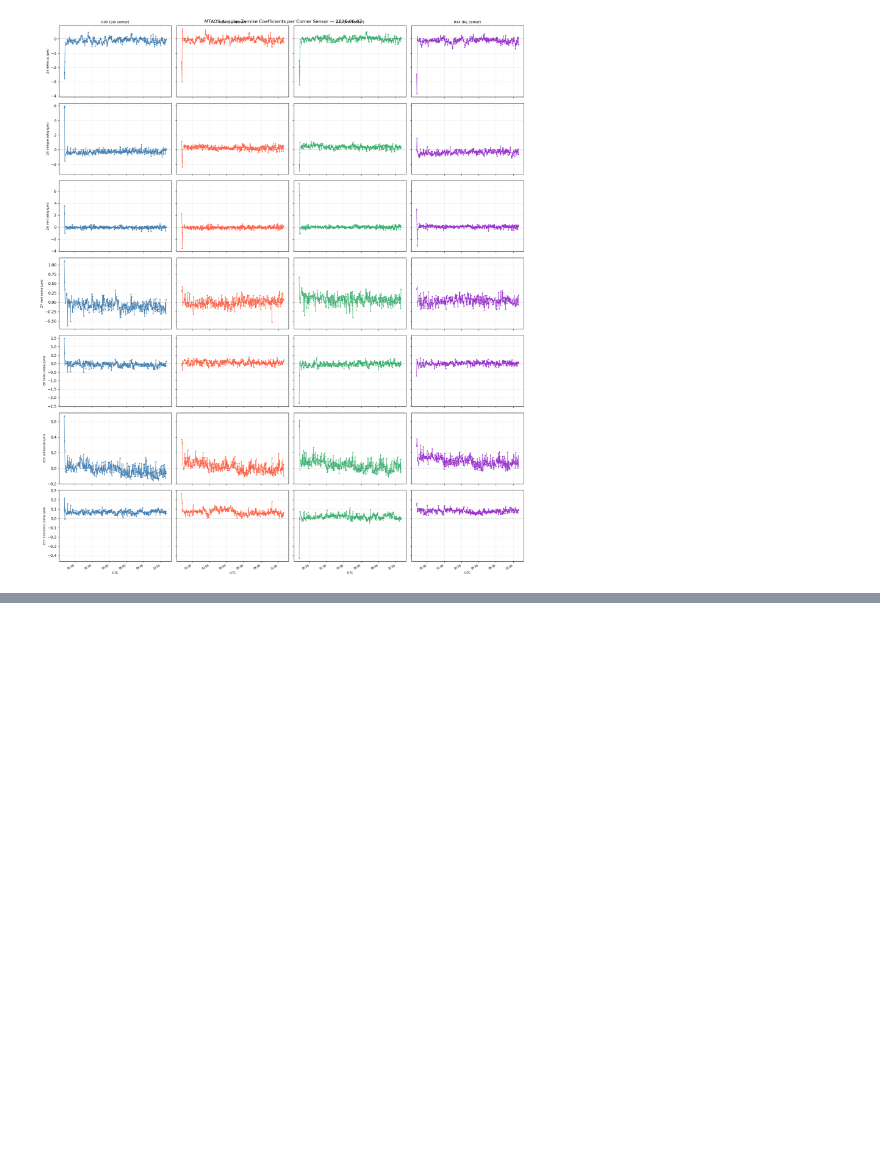
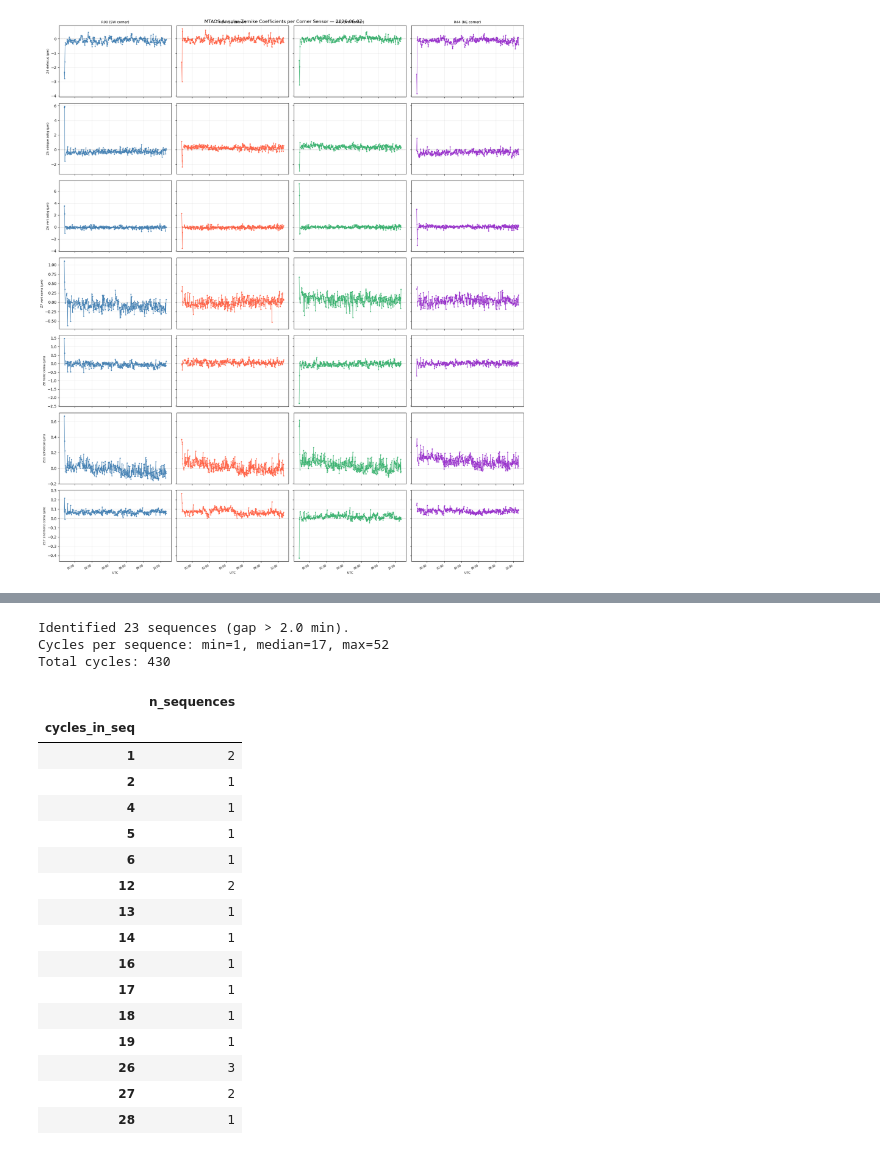
Before and after one commit to bstalder/notebooks, a Jupyter notebook: earlyoperations/optical_psf/MTAOS_WavefrontError_Zernikes.ipynb, the cells around one changed output, grey strips where cells are left out. Drawn from its saved outputs; the diff is of its cells as text; code cells hidden in the pictures; blank space fills up the shorter version.

```diff
--- a/earlyoperations/optical_psf/MTAOS_WavefrontError_Zernikes.ipynb
+++ b/earlyoperations/optical_psf/MTAOS_WavefrontError_Zernikes.ipynb
@@ -302,0 +311,66 @@ if not df_wfe.empty:
+# %%
+# Gap (minutes) above which we start a new sequence.
+# Typical AOS cycle period is ~1.5 min (median gap); gaps > 2 min indicate a
+# pause (slew, target change). The night's gap distribution clusters tightly at
+# 1.5-1.7 min with a tail above 2 min — at threshold 2.0 we get O(20) sequences.
+SEQUENCE_GAP_MIN = 2.0
+
+if df_wfe.empty:
+    print("No data to sequence.")
+else:
+    # Per-cycle timestamp = first sensor's timestamp for that visitId.
+    cycle_times = (
+        df_wfe.reset_index()
+        .groupby("visitId")["index"]
+        .min()
+        .sort_values()
+    )
+    dt_min = cycle_times.diff().dt.total_seconds().div(60.0)
+    seq_id = (dt_min.fillna(SEQUENCE_GAP_MIN + 1) > SEQUENCE_GAP_MIN).cumsum()
+    cycle_index = seq_id.groupby(seq_id).cumcount()
+
+    cycle_meta = pd.DataFrame({
+        "cycle_time": cycle_times,
+        "dt_prev_min": dt_min,
+        "sequence_id": seq_id,
+        "cycle_index": cycle_index,
+    })
+
+    # Attach to the per-sensor frame.
+    df_wfe = df_wfe.drop(
+        columns=["sequence_id", "cycle_index", "dt_prev_min", "cycle_time"],
+        errors="ignore",
+    )
+    df_wfe = df_wfe.merge(
+        cycle_meta, left_on="visitId", right_index=True, how="left"
+    )
+
+    n_seq = cycle_meta["sequence_id"].nunique()
+    seq_lengths = cycle_meta.groupby("sequence_id").size()
+    print(f"Identified {n_seq} sequences (gap > {SEQUENCE_GAP_MIN} min).")
+    print(f"Cycles per sequence: min={seq_lengths.min()}, "
+          f"median={int(seq_lengths.median())}, max={seq_lengths.max()}")
+    print(f"Total cycles: {len(cycle_meta)}")
+    display(seq_lengths.value_counts().sort_index().rename_axis("cycles_in_seq")
+            .to_frame("n_sequences").head(15))
+# %% [output]
+Identified 23 sequences (gap > 2.0 min).
+Cycles per sequence: min=1, median=17, max=52
+Total cycles: 430
+|  | n_sequences |
+| cycles_in_seq |  |
+| 1 | 2 |
+| 2 | 1 |
+| 4 | 1 |
+| 5 | 1 |
+| 6 | 1 |
+| 12 | 2 |
+| 13 | 1 |
+| 14 | 1 |
+| 16 | 1 |
+| 17 | 1 |
+| 18 | 1 |
+| 19 | 1 |
+| 26 | 3 |
+| 27 | 2 |
+| 28 | 1 |
```
Also changed, not shown: parts of 3 cells of this notebook, 1 other file.
